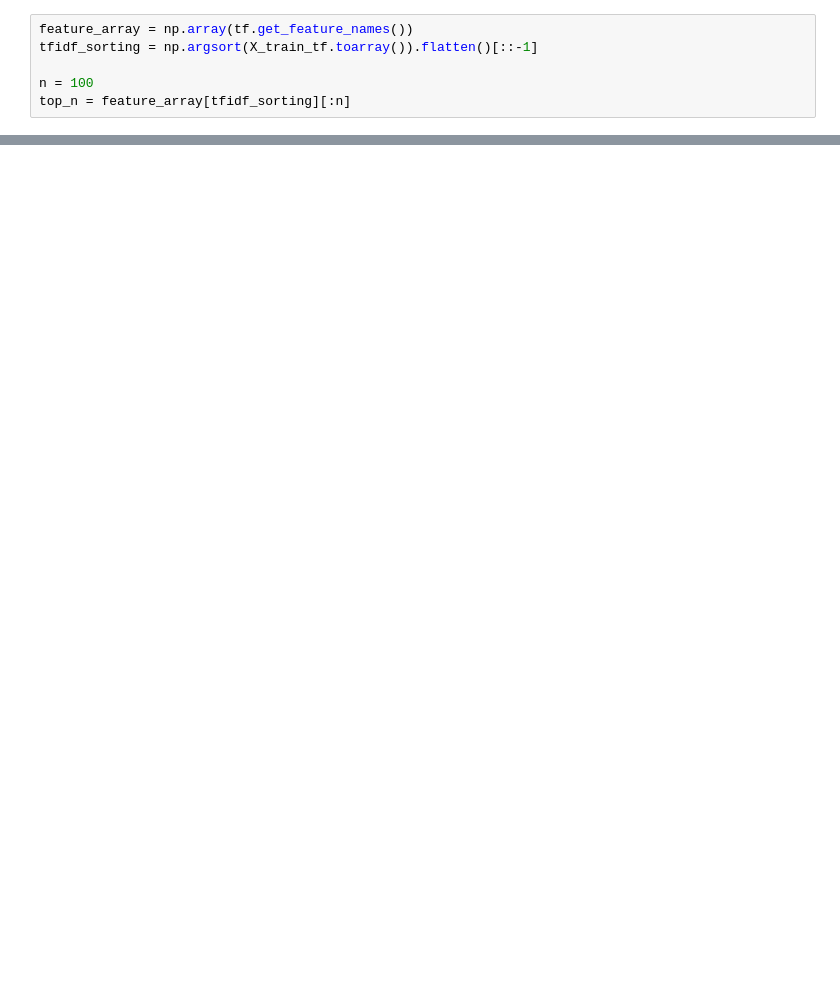
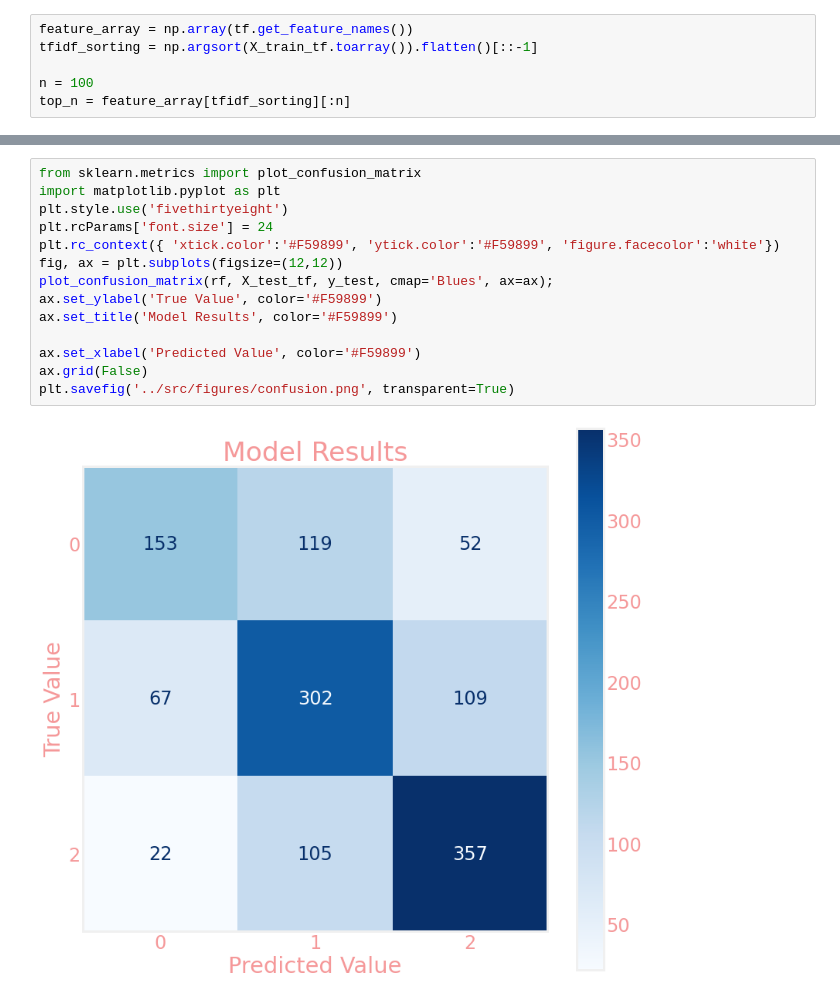
Before and after one commit to Jprebys/video_game_machine_learning, a Jupyter notebook: notebooks/06_model_interating.ipynb, the cells around one changed output, grey strips where cells are left out. Cells and saved outputs as stored; diff of their text form; blank space fills up the shorter version.

```diff
--- a/notebooks/06_model_interating.ipynb
+++ b/notebooks/06_model_interating.ipynb
@@ -231,0 +242,16 @@ array(['jones', 'character', 'indiana', 'lego', 'movie', 'custom',
+# %%
+from sklearn.metrics import plot_confusion_matrix
+import matplotlib.pyplot as plt
+plt.style.use('fivethirtyeight')
+plt.rcParams['font.size'] = 24
+plt.rc_context({ 'xtick.color':'#F59899', 'ytick.color':'#F59899', 'figure.facecolor':'white'})
+fig, ax = plt.subplots(figsize=(12,12))
+plot_confusion_matrix(rf, X_test_tf, y_test, cmap='Blues', ax=ax);
+ax.set_ylabel('True Value', color='#F59899')
+ax.set_title('Model Results', color='#F59899')
+
+ax.set_xlabel('Predicted Value', color='#F59899')
+ax.grid(False)
+plt.savefig('../src/figures/confusion.png', transparent=True)
+# %% [output]
+[figure, added]
```
Also changed, not shown: parts of 14 cells of this notebook, 6 other files.
